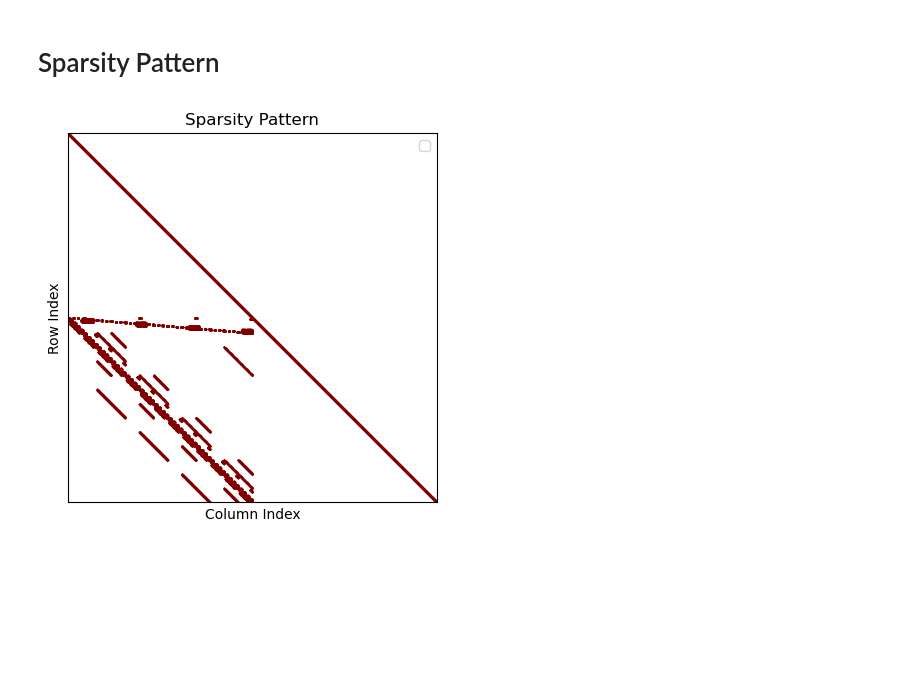
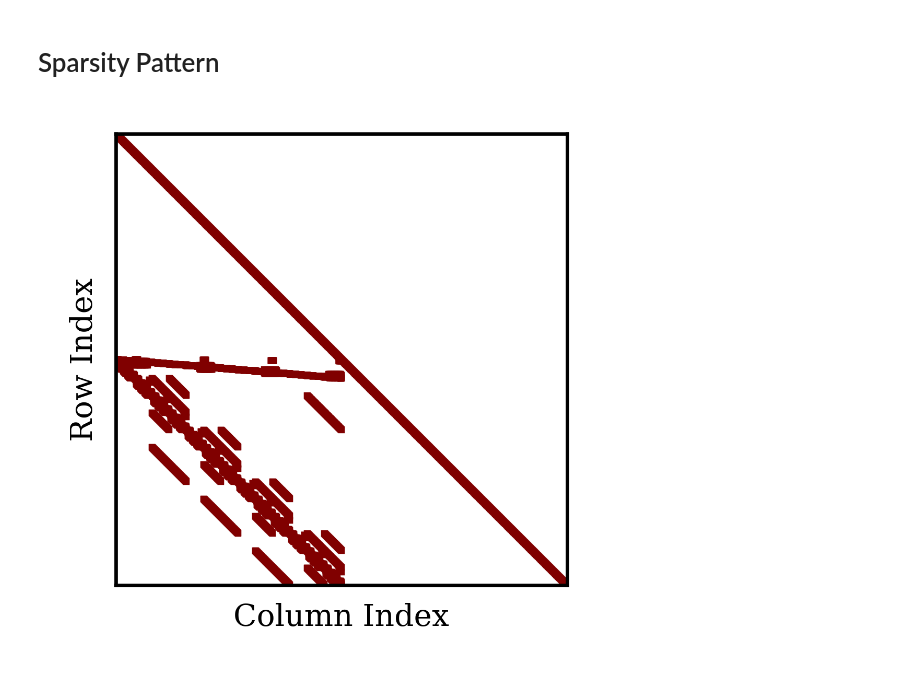
Before and after one commit to petr-ivashkov/quantech-swe-qlss, a Jupyter notebook: matrix_inversion_qsvt/plots.ipynb, the cells around one changed output. Drawn from its saved outputs; the diff is of its cells as text; code cells hidden in the pictures; blank space fills up the shorter version.

```diff
--- a/matrix_inversion_qsvt/plots.ipynb
+++ b/matrix_inversion_qsvt/plots.ipynb
@@ -193,21 +220,21 @@ x = np.load('x.npy')
 # %%
 # Calculate sparsity
 matrix = Lin_Euler_Matrix
 total_elements = matrix.size
 nonzero_elements = np.count_nonzero(matrix)
 zero_elements = total_elements - nonzero_elements
 sparsity = zero_elements / total_elements
 
-plt.figure()
+fig = plt.figure(figsize=(figure_size_x/2, figure_size_y/2))
 plt.spy(matrix, markersize=0.5, color='maroon')
 
-plt.title("Sparsity Pattern")
 plt.xlabel("Column Index")
 plt.ylabel("Row Index")
 
 plt.xticks([])
 plt.yticks([])
-plt.legend()
 plt.show()
+
+fig.savefig("sparsity.png", dpi=600)
 # %% [output]
-[figure, old version]
+[figure, new version]
```
Also changed, not shown: parts of 10 cells of this notebook, 8 other files.
